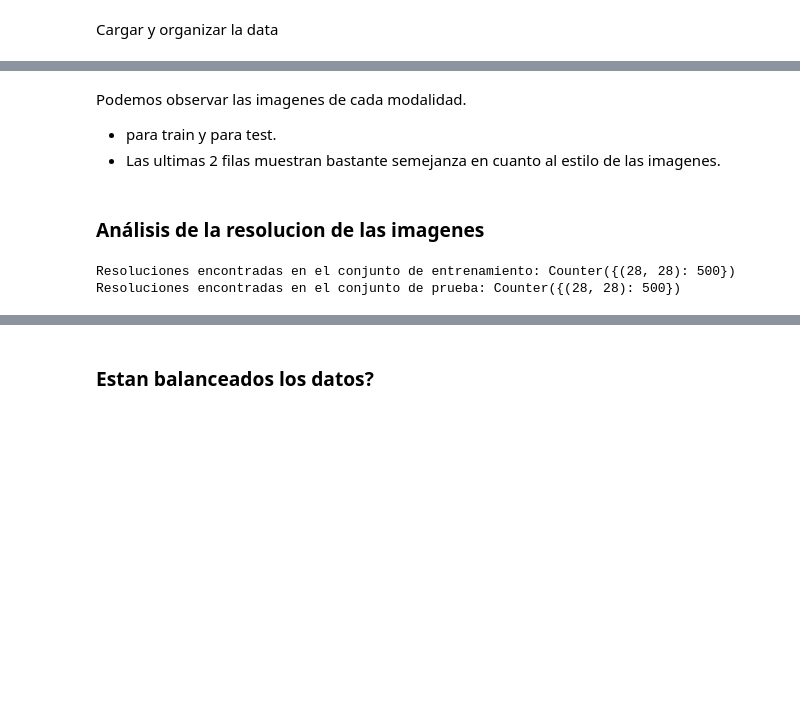
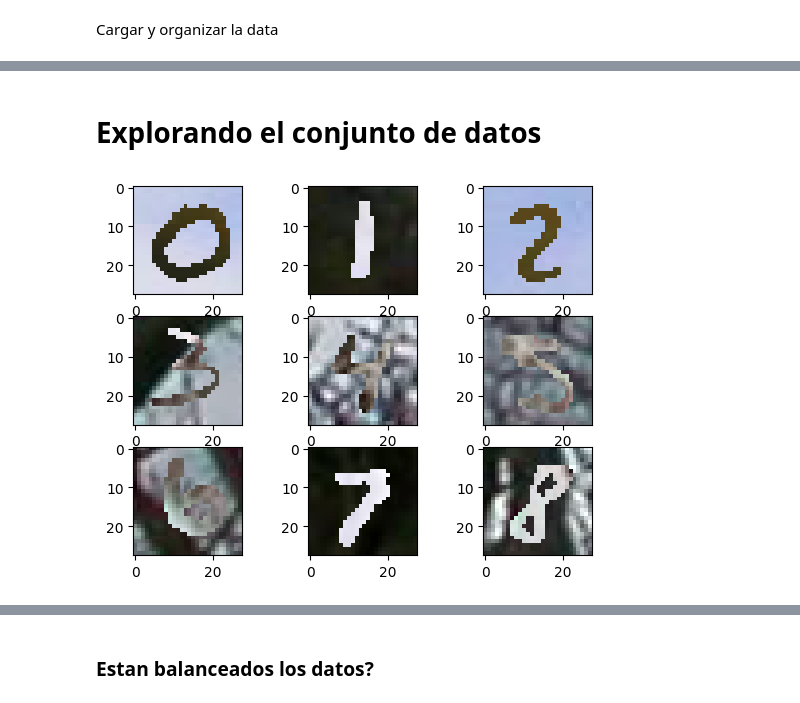
Before and after one commit to mariaRam2003/Laboratorio4-DataScience, a Jupyter notebook: EDA.ipynb, the cells around one changed output, grey strips where cells are left out. Cells and saved outputs as stored; diff of their text form; code cells hidden in the pictures; blank space fills up the shorter version.

```diff
--- a/EDA.ipynb
+++ b/EDA.ipynb
@@ -112,30 +21,0 @@ show_sample_images(test_dir, modalities)
-# %% [markdown]
-Podemos observar las imagenes de cada modalidad.
-- para train y para test.
-- Las ultimas 2 filas muestran bastante semejanza en cuanto al estilo de las imagenes.
-# %% [markdown]
-### Análisis de la resolucion de las imagenes
-# %%
-def check_image_resolution_sampled(directory, modalities, sample_size=100):
-    resolutions = []
-    for modality in modalities:
-        modality_dir = os.path.join(directory, modality)
-        all_images = os.listdir(modality_dir)
-        sampled_images = random.sample(all_images, min(sample_size, len(all_images)))
-        for img_name in sampled_images:
-            img_path = os.path.join(modality_dir, img_name)
-            img = Image.open(img_path)
-            resolutions.append(img.size)
-    resolution_counts = Counter(resolutions)
-    return resolution_counts
-
-# Revisar la resolución en el conjunto de entrenamiento con una muestra de 100 imágenes por modalidad
-train_resolutions = check_image_resolution_sampled(train_dir, modalities, sample_size=100)
-print("Resoluciones encontradas en el conjunto de entrenamiento:", train_resolutions)
-
-# Revisar la resolución en el conjunto de prueba con una muestra de 100 imágenes por modalidad
-test_resolutions = check_image_resolution_sampled(test_dir, modalities, sample_size=100)
-print("Resoluciones encontradas en el conjunto de prueba:", test_resolutions)
-# %% [output]
-Resoluciones encontradas en el conjunto de entrenamiento: Counter({(28, 28): 500})
-Resoluciones encontradas en el conjunto de prueba: Counter({(28, 28): 500})
@@ -141,0 +25,13 @@ Resoluciones encontradas en el conjunto de prueba: Counter({(28, 28): 500})
+# %% [markdown]
+# Explorando el conjunto de datos
+# %%
+folder = 'data/train'
+
+#m0
+for i in range(9):
+    plt.subplot(330 + 1 + i)
+    # tomar imagenes del folder data/train/m0 sin formato
+    img = imread(folder + '/m0/' + os.listdir(folder + '/m0')[i])
+    plt.imshow(img)
+# %% [output]
+[figure, added]
```
Also changed, not shown: parts of 24 cells of this notebook.
